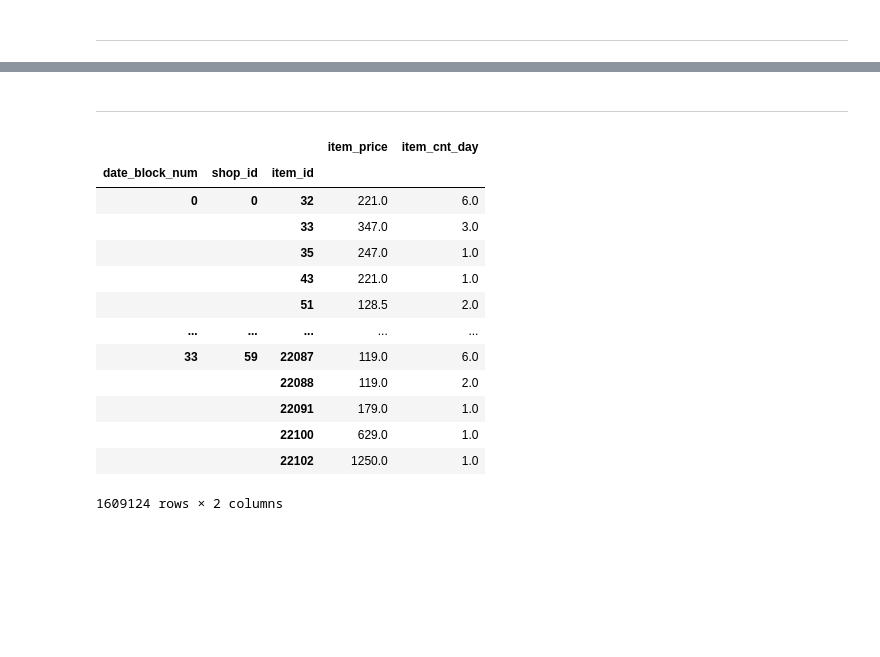
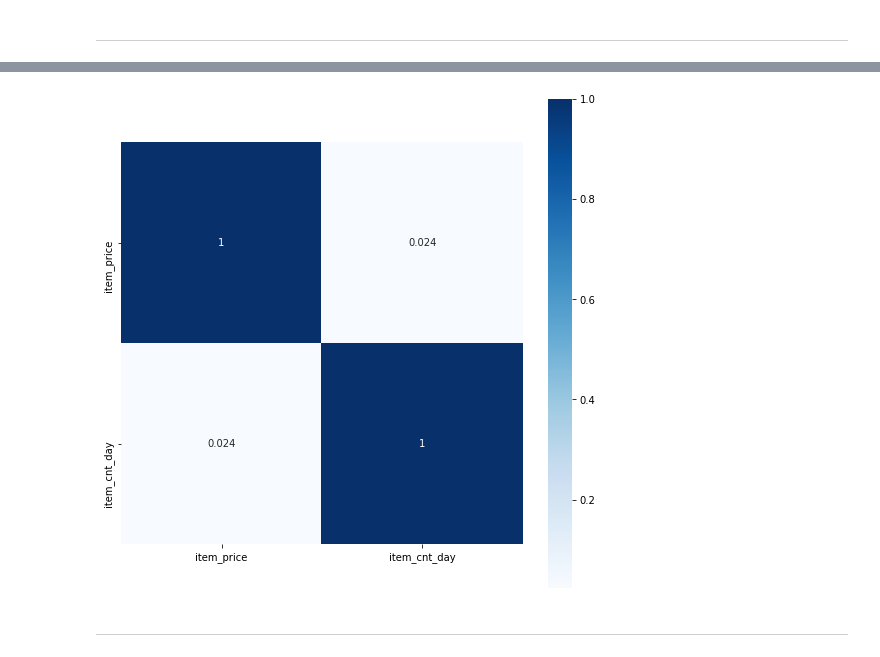
Before and after one commit to X1anghe/AIDM, a Jupyter notebook: Assignment2/src/DataVisialization.ipynb, the cells around one changed output, grey strips where cells are left out. Saved outputs shown, nothing was run; the diff lists cells and outputs as text; code cells hidden in the pictures; blank space fills up the shorter version.

```diff
--- a/Assignment2/src/DataVisialization.ipynb
+++ b/Assignment2/src/DataVisialization.ipynb
@@ -123,2 +160,8 @@ median
+# %%
+monthly_sales_corr = monthly_sales.corr()
+plt.subplots(figsize=(9,9),facecolor='w')
+fig=sns.heatmap(monthly_sales_corr,annot=True, vmax=1, square=True, cmap="Blues", fmt='.2g')
+# %% [output]
+[figure, added]
 # %% [markdown]
 ---
@@ -129,17 +167,0 @@ monthly_sales.to_csv('Train.csv')
-# %%
-monthly_sales
-# %% [output]
-|  |  |  | item_price | item_cnt_day |
-| date_block_num | shop_id | item_id |  |  |
-| 0 | 0 | 32 | 221.0 | 6.0 |
-|  |  | 33 | 347.0 | 3.0 |
-|  |  | 35 | 247.0 | 1.0 |
-|  |  | 43 | 221.0 | 1.0 |
-|  |  | 51 | 128.5 | 2.0 |
-| ... | ... | ... | ... | ... |
-| 33 | 59 | 22087 | 119.0 | 6.0 |
-|  |  | 22088 | 119.0 | 2.0 |
-|  |  | 22091 | 179.0 | 1.0 |
-|  |  | 22100 | 629.0 | 1.0 |
-|  |  | 22102 | 1250.0 | 1.0 |
-1609124 rows × 2 columns
```
Also changed, not shown: parts of 17 cells of this notebook.
